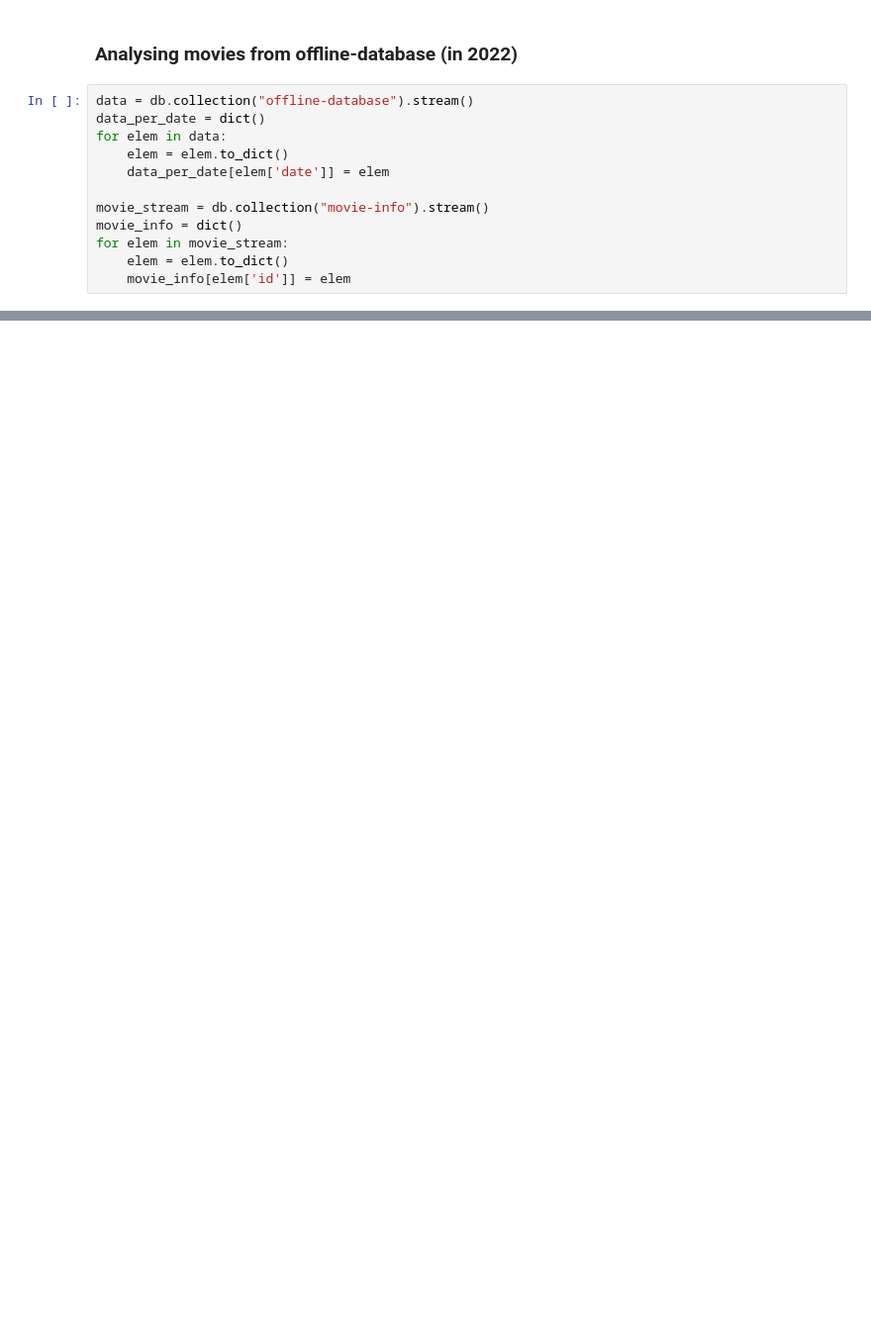
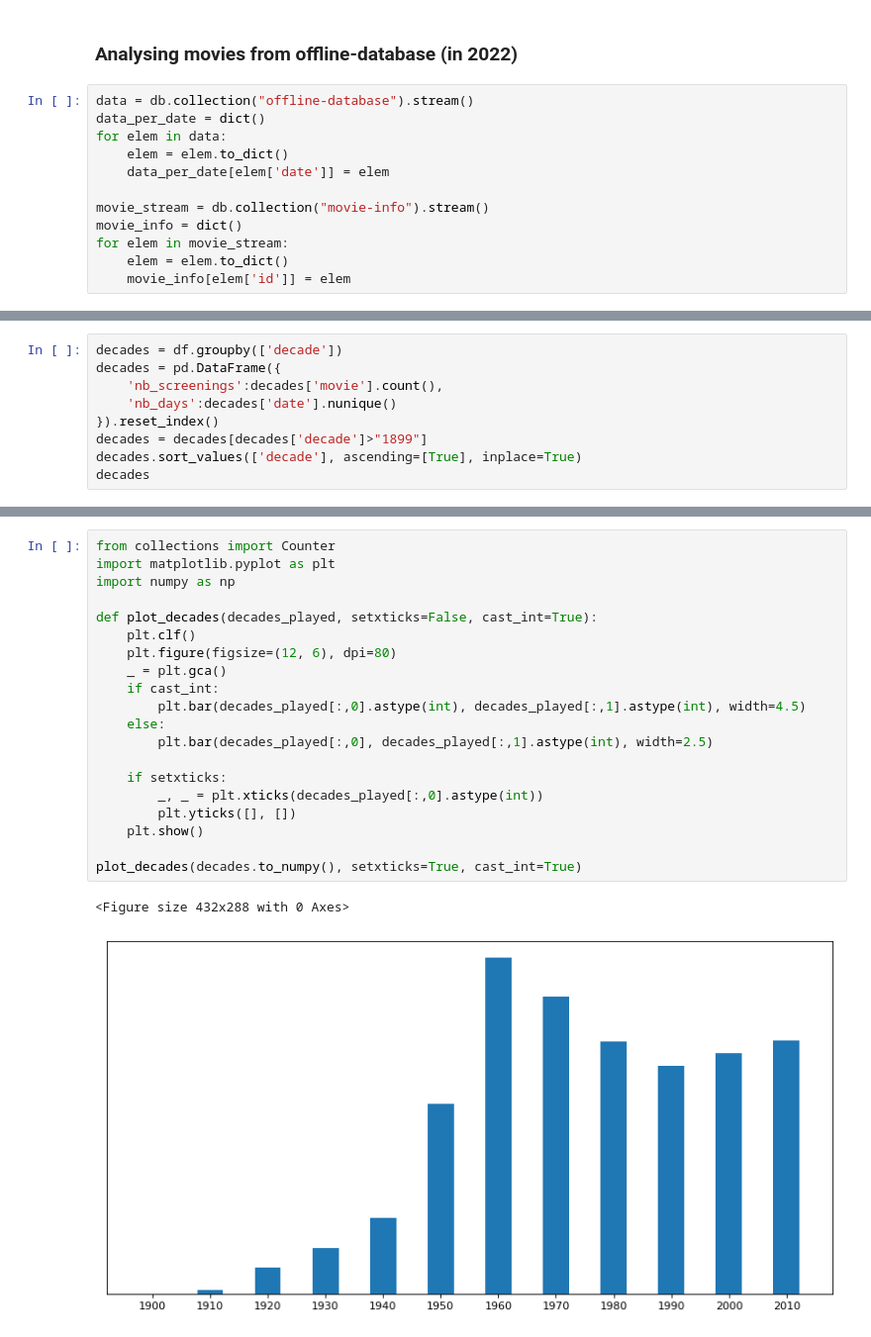
Before and after one commit to leretroprojecteur-user/retro-spective-2022, a Jupyter notebook: notebooks/database operations_ugo.ipynb, the cells around one changed output, grey strips where cells are left out. Shown at 99% size. Drawn from its saved outputs; the diff is of its cells as text; blank space fills up the shorter version.

```diff
--- a/notebooks/database operations_ugo.ipynb
+++ b/notebooks/database operations_ugo.ipynb
@@ -112,0 +291,9 @@ print(data2022)
+# %%
+decades = df.groupby(['decade'])
+decades = pd.DataFrame({
+    'nb_screenings':decades['movie'].count(),
+    'nb_days':decades['date'].nunique()
+}).reset_index()
+decades = decades[decades['decade']>"1899"]
+decades.sort_values(['decade'], ascending=[True], inplace=True)
+decades
@@ -112,0 +314,23 @@ print(data2022)
+# %%
+from collections import Counter
+import matplotlib.pyplot as plt
+import numpy as np
+
+def plot_decades(decades_played, setxticks=False, cast_int=True):
+    plt.clf()
+    plt.figure(figsize=(12, 6), dpi=80)
+    _ = plt.gca()
+    if cast_int:
+        plt.bar(decades_played[:,0].astype(int), decades_played[:,1].astype(int), width=4.5)
+    else:
+        plt.bar(decades_played[:,0], decades_played[:,1].astype(int), width=2.5)
+
+    if setxticks:
+        _, _ = plt.xticks(decades_played[:,0].astype(int))
+        plt.yticks([], [])
+    plt.show()
+
+plot_decades(decades.to_numpy(), setxticks=True, cast_int=True)
+# %% [output]
+<Figure size 432x288 with 0 Axes>
+[figure, added]
```
Also changed, not shown: parts of 16 cells of this notebook.
